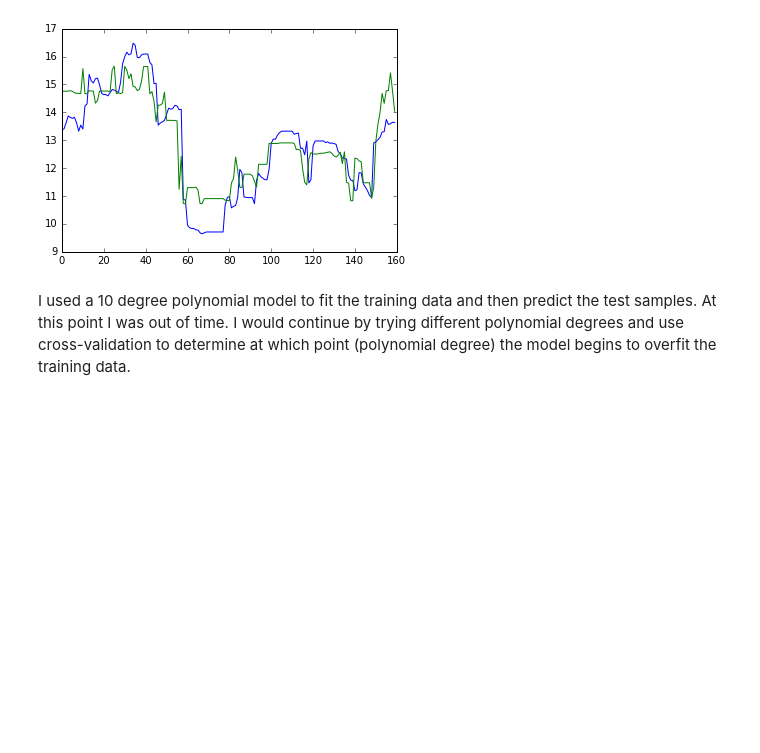
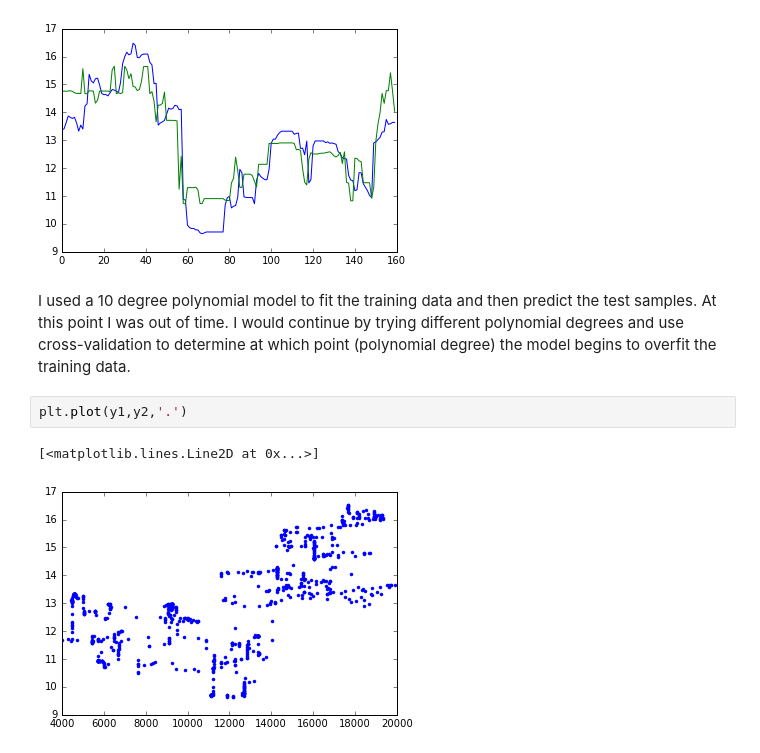
Before and after one commit to HidaiGertel/HidaiGertel.github.io, a Jupyter notebook: challenge/challenge.ipynb, the cells around one changed output. Cells and saved outputs as stored; diff of their text form; blank space fills up the shorter version.

```diff
--- a/challenge/challenge.ipynb
+++ b/challenge/challenge.ipynb
@@ -109,3 +109,8 @@ mean squere error:  0.765401577317
 [figure]
 # %% [markdown]
 I used a 10 degree polynomial model to fit the training data and then predict the test samples. At this point I was out of time. I would continue by trying different polynomial degrees and use cross-validation to determine at which point (polynomial degree) the model begins to overfit the training data.
+# %%
+plt.plot(y1,y2,'.')
+# %% [output]
+[<matplotlib.lines.Line2D at 0x...>]
+[figure, added]
```
Also changed, not shown: parts of 1 cell of this notebook.
